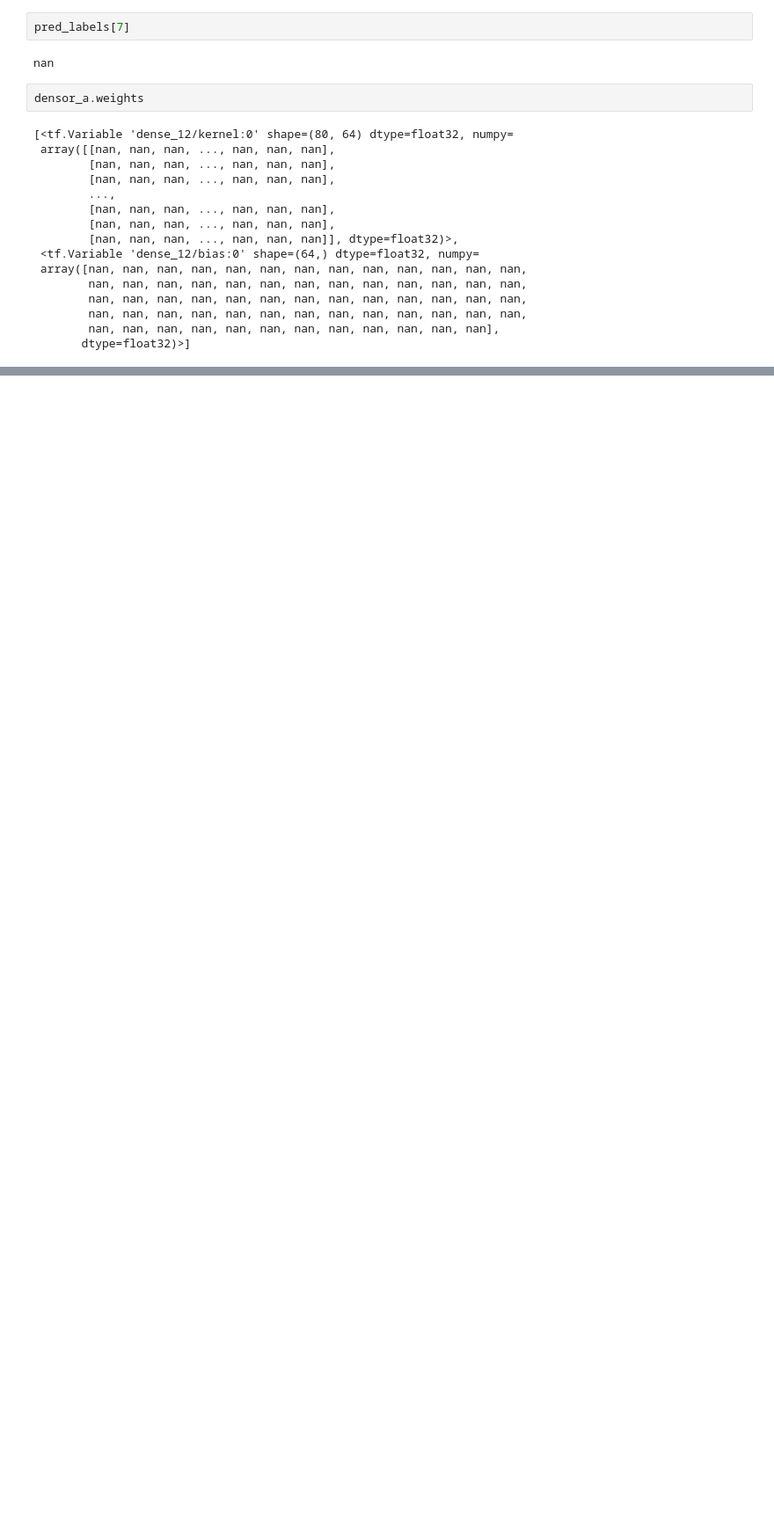
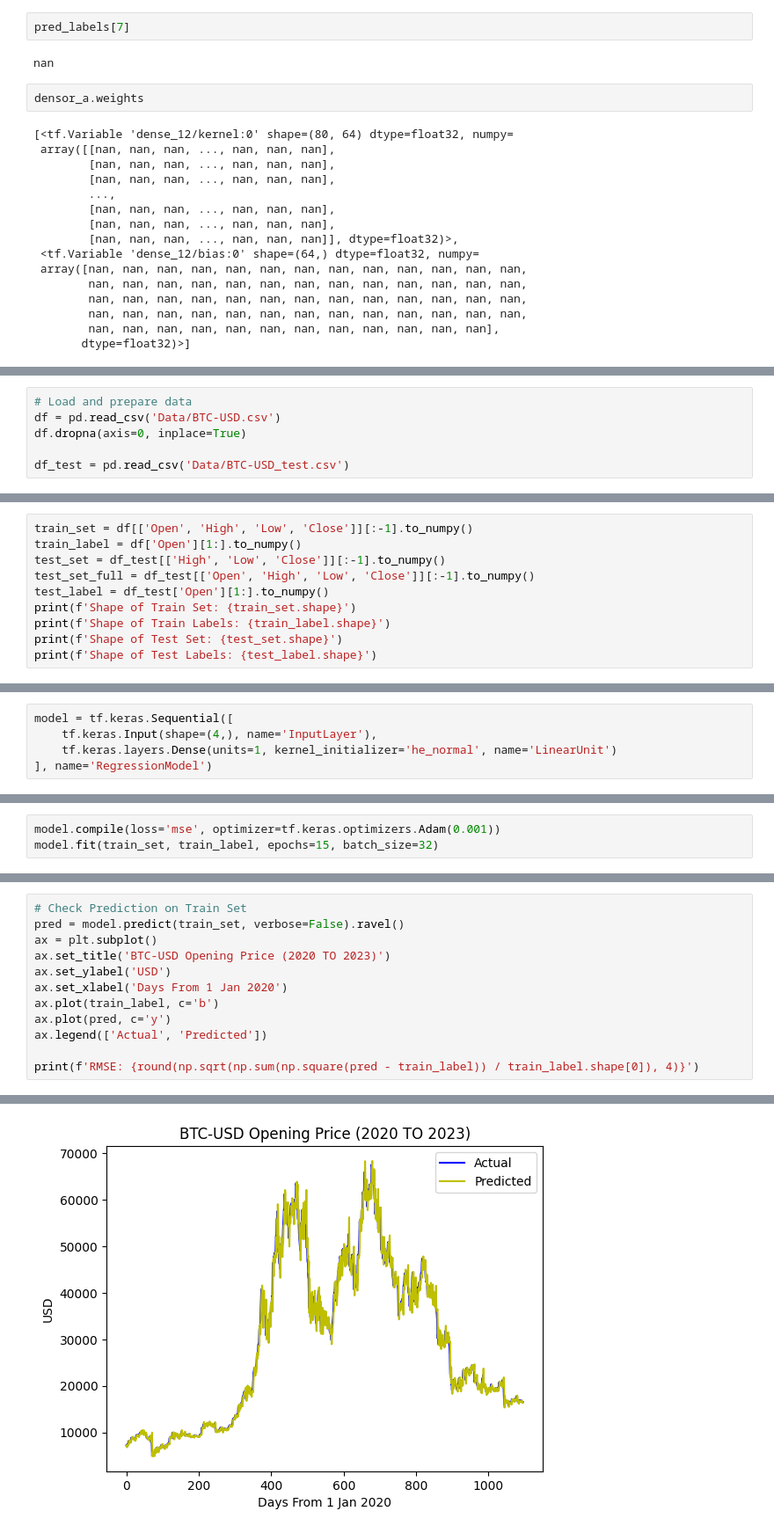
Before and after one commit to AR-PyT/UROP1100_TimeSeries, a Jupyter notebook: DataProcessing.ipynb, the cells around one changed output, grey strips where cells are left out. Shown at 88% size. Cells and saved outputs as stored; diff of their text form; blank space fills up the shorter version.

```diff
--- a/DataProcessing.ipynb
+++ b/DataProcessing.ipynb
@@ -460,0 +464,6 @@ densor_a.weights
+# %%
+# Load and prepare data
+df = pd.read_csv('Data/BTC-USD.csv')
+df.dropna(axis=0, inplace=True)
+
+df_test = pd.read_csv('Data/BTC-USD_test.csv')
@@ -460,0 +480,10 @@ densor_a.weights
+# %%
+train_set = df[['Open', 'High', 'Low', 'Close']][:-1].to_numpy()
+train_label = df['Open'][1:].to_numpy()
+test_set = df_test[['High', 'Low', 'Close']][:-1].to_numpy()
+test_set_full = df_test[['Open', 'High', 'Low', 'Close']][:-1].to_numpy()
+test_label = df_test['Open'][1:].to_numpy()
+print(f'Shape of Train Set: {train_set.shape}')
+print(f'Shape of Train Labels: {train_label.shape}')
+print(f'Shape of Test Set: {test_set.shape}')
+print(f'Shape of Test Labels: {test_label.shape}')
@@ -460,0 +495,5 @@ densor_a.weights
+# %%
+model = tf.keras.Sequential([
+    tf.keras.Input(shape=(4,), name='InputLayer'),
+    tf.keras.layers.Dense(units=1, kernel_initializer='he_normal', name='LinearUnit')
+], name='RegressionModel')
@@ -460,0 +520,3 @@ densor_a.weights
+# %%
+model.compile(loss='mse', optimizer=tf.keras.optimizers.Adam(0.001))
+model.fit(train_set, train_label, epochs=15, batch_size=32)
@@ -460,0 +542,13 @@ densor_a.weights
+# %%
+# Check Prediction on Train Set
+pred = model.predict(train_set, verbose=False).ravel()
+ax = plt.subplot()
+ax.set_title('BTC-USD Opening Price (2020 TO 2023)')
+ax.set_ylabel('USD')
+ax.set_xlabel('Days From 1 Jan 2020')
+ax.plot(train_label, c='b')
+ax.plot(pred, c='y')
+ax.legend(['Actual', 'Predicted'])
+
+print(f'RMSE: {round(np.sqrt(np.sum(np.square(pred - train_label)) / train_label.shape[0]), 4)}')
+# %% [output]
@@ -460,0 +556 @@ densor_a.weights
+[figure, added]
```
Also changed, not shown: parts of 20 cells of this notebook, 2 other files.
